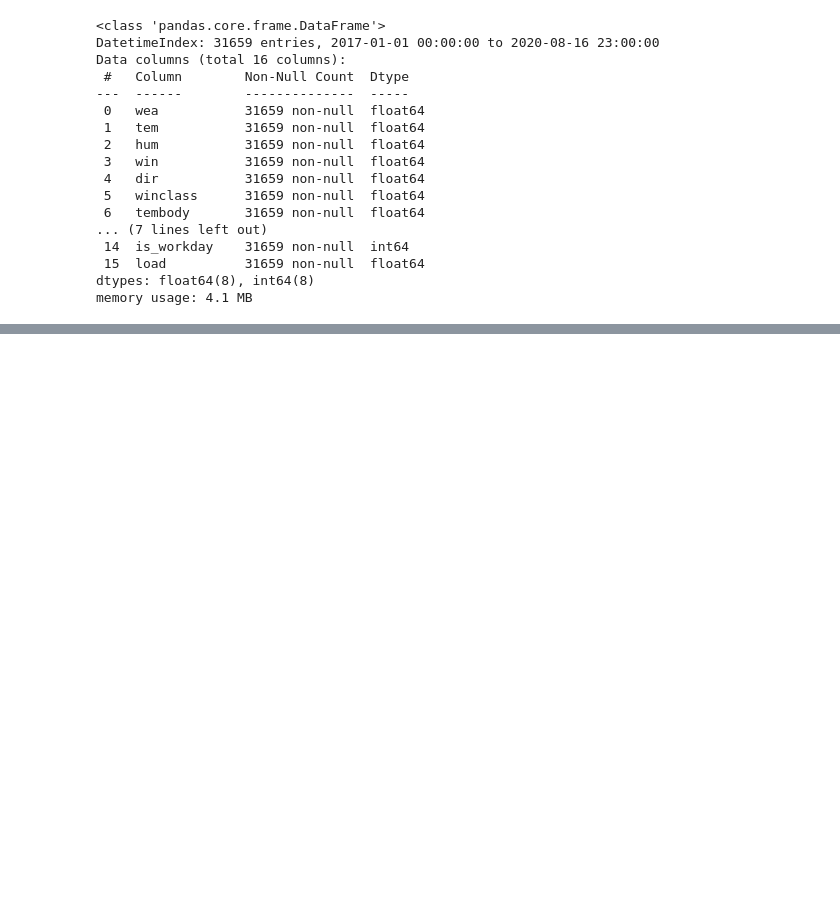
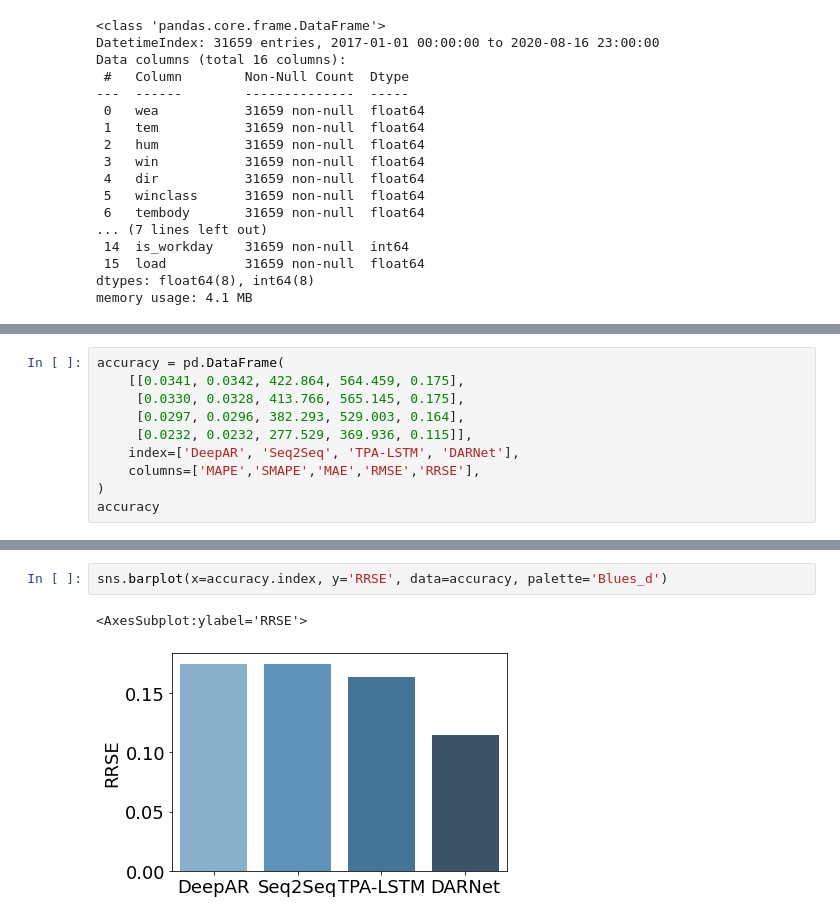
Before and after one commit to Mark-THU/load-point-forecast, a Jupyter notebook: data_visualization.ipynb, the cells around one changed output, grey strips where cells are left out. Cells and saved outputs as stored; diff of their text form; blank space fills up the shorter version.

```diff
--- a/data_visualization.ipynb
+++ b/data_visualization.ipynb
@@ -151,0 +167,10 @@ memory usage: 4.1 MB
+# %%
+accuracy = pd.DataFrame(
+    [[0.0341, 0.0342, 422.864, 564.459, 0.175],
+     [0.0330, 0.0328, 413.766, 565.145, 0.175],
+     [0.0297, 0.0296, 382.293, 529.003, 0.164],
+     [0.0232, 0.0232, 277.529, 369.936, 0.115]],
+    index=['DeepAR', 'Seq2Seq', 'TPA-LSTM', 'DARNet'],
+    columns=['MAPE','SMAPE','MAE','RMSE','RRSE'],
+)
+accuracy
@@ -151,0 +183,5 @@ memory usage: 4.1 MB
+# %%
+sns.barplot(x=accuracy.index, y='RRSE', data=accuracy, palette='Blues_d')
+# %% [output]
+<AxesSubplot:ylabel='RRSE'>
+[figure, added]
```
Also changed, not shown: parts of 6 cells of this notebook, 2 other files.
